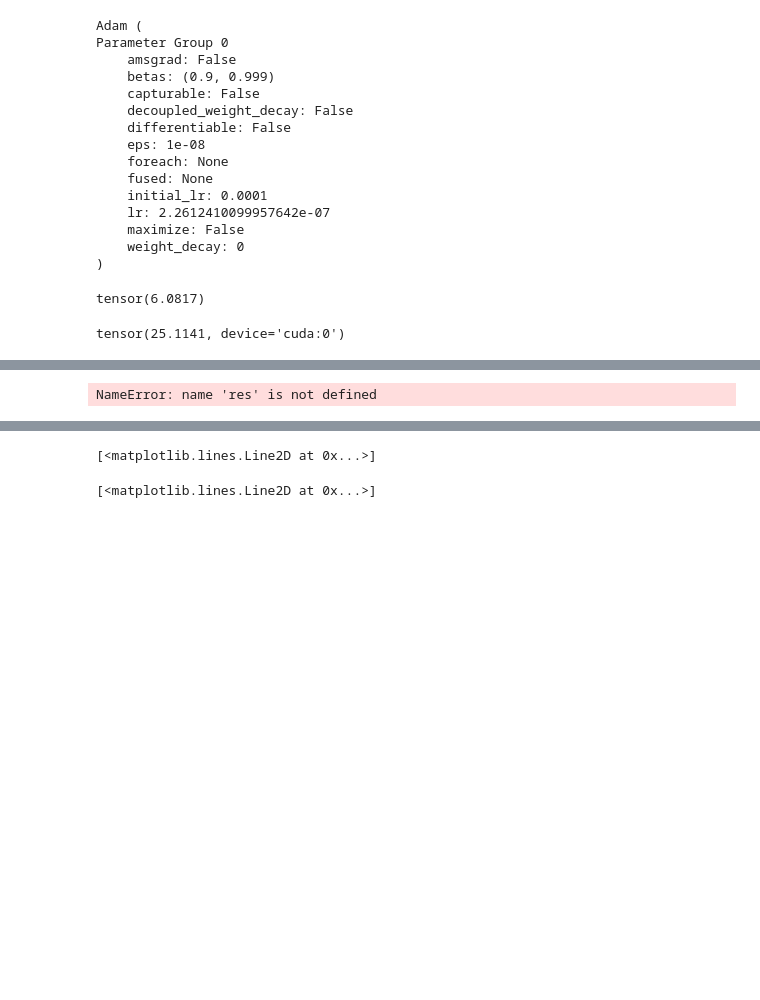
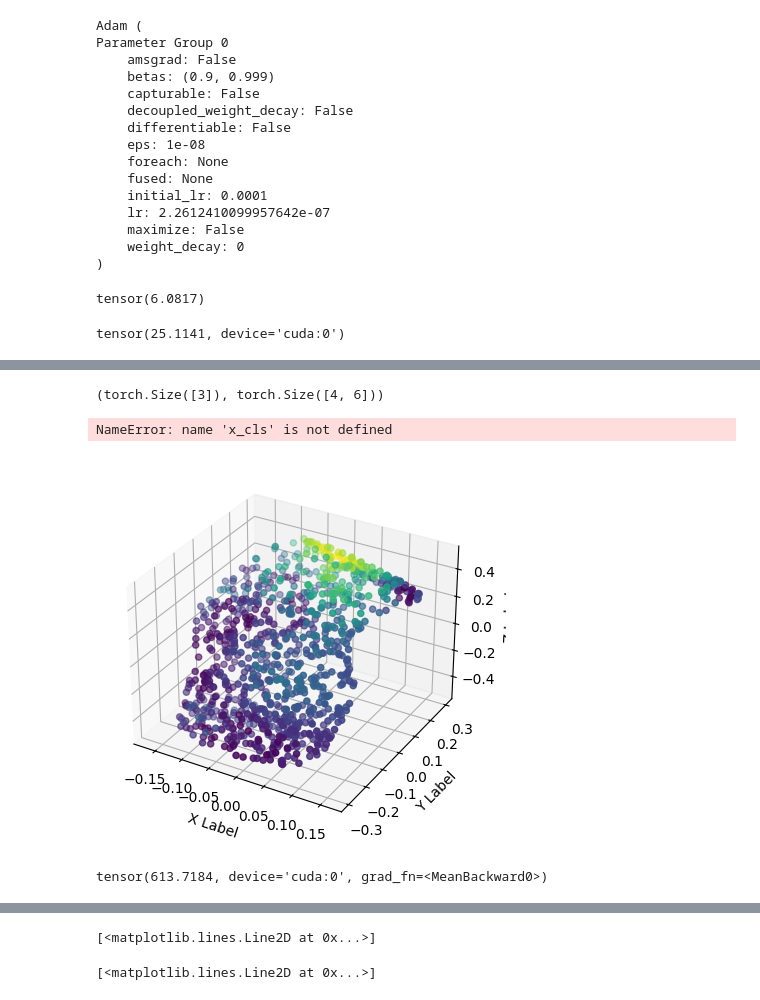
Before and after one commit to stebakov-i-n/GA_PINN_3D, a Jupyter notebook: MAIN.ipynb, the cells around one changed output, grey strips where cells are left out. Drawn from its saved outputs; the diff is of its cells as text; code cells hidden in the pictures; blank space fills up the shorter version.

```diff
--- a/MAIN.ipynb
+++ b/MAIN.ipynb
@@ -1088,0 +1468,8 @@ done
+# %%
+resume_task = Task.get_task(task_id='1db4599d875441d89b731f93ab4210c4',
+                project_name='kornaeva-rnf/GA_PINN_3D'
+)
+history_path = resume_task.artifacts['history'].get_local_copy()
+model_path = resume_task.artifacts['model'].get_local_copy()
+optimizer_path = resume_task.artifacts['optimizer'].get_local_copy()
+ga_pinn.load_state_dict(torch.load(model_path))
@@ -1118,3 +1525,4 @@ a
 # %%
-ga_pinn.load_state_dict(torch.load('clearml\mlp_pinn.pth'))
+# ga_pinn.load_state_dict(torch.load(model_path))
+ga_pinn.load_state_dict(torch.load('mlp_pinn.pth'))
 # %% [output]
@@ -1133,29 +1564,53 @@ idx = 0
+# %%
+x = torch.tensor([1, 2, 3])
+x.size(), x.repeat(4, 2).size()
+# %% [output]
+(torch.Size([3]), torch.Size([4, 6]))
+# %%
+x.repeat()
+# %% [output]
+NameError: name 'x_cls' is not defined
+# %%
+# with torch.no_grad():
+ga_pinn.eval()
+x, phi, out, norm_in, norm_out, center_out, l, s, v_mean, x_label = \
+x.to('cuda'), phi.to('cuda'), out.to('cuda'), norm_in.to('cuda'), norm_out.to('cuda'), center_out.to('cuda'), l.to('cuda'), s.to('cuda'), v_mean.to('cuda'), x_label.to('cuda')
+out_pred, phi_pred, v1, v2, v3, p, x_grad = ga_pinn(x, norm_in, norm_out, center_out, l, s, v_mean, x_label)
+dv1, dv2, dv3, d2v1, d2v2, d2v3, dp = calc_grad(v1, v2, v3, p, x_grad)
+res = calc_res(v1, v2, v3, p, dv1, dv2, dv3, d2v1, d2v2, d2v3, dp)
 # %%
 %matplotlib qt
 # %%
 import matplotlib.pyplot as plt
 import numpy as np
 
 # Fixing random state for reproducibility
 np.random.seed(196808001)
 
 
 def randrange(n, vmin, vmax):
     """
     Helper function to make an array of random numbers having shape (n, )
     with each number distributed Uniform(vmin, vmax).
     """
     return (vmax - vmin)*np.random.rand(n) + vmin
 
 fig = plt.figure()
 ax = fig.add_subplot(projection='3d')
 
-ax.scatter(*x[idx, :-250].cpu().T, s=20, c=res[3][idx, :].detach().cpu().__abs__())
+rs = res[0][idx, :-250].detach().cpu().__abs__()
+# rs[rs > 500] = 500
+
+ax.scatter(*x[idx, :-250].cpu().T, s=20, c=rs)
 
 ax.set_xlabel('X Label')
 ax.set_ylabel('Y Label')
 ax.set_zlabel('Z Label')
 # plt.colorbar()
 plt.show()
 # %% [output]
-NameError: name 'res' is not defined
+[figure, added]
+# %%
+abs(res[0]).mean()
+# %% [output]
+tensor(613.7184, device='cuda:0', grad_fn=<MeanBackward0>)
```
Also changed, not shown: parts of 50 cells of this notebook, 8 other files.
